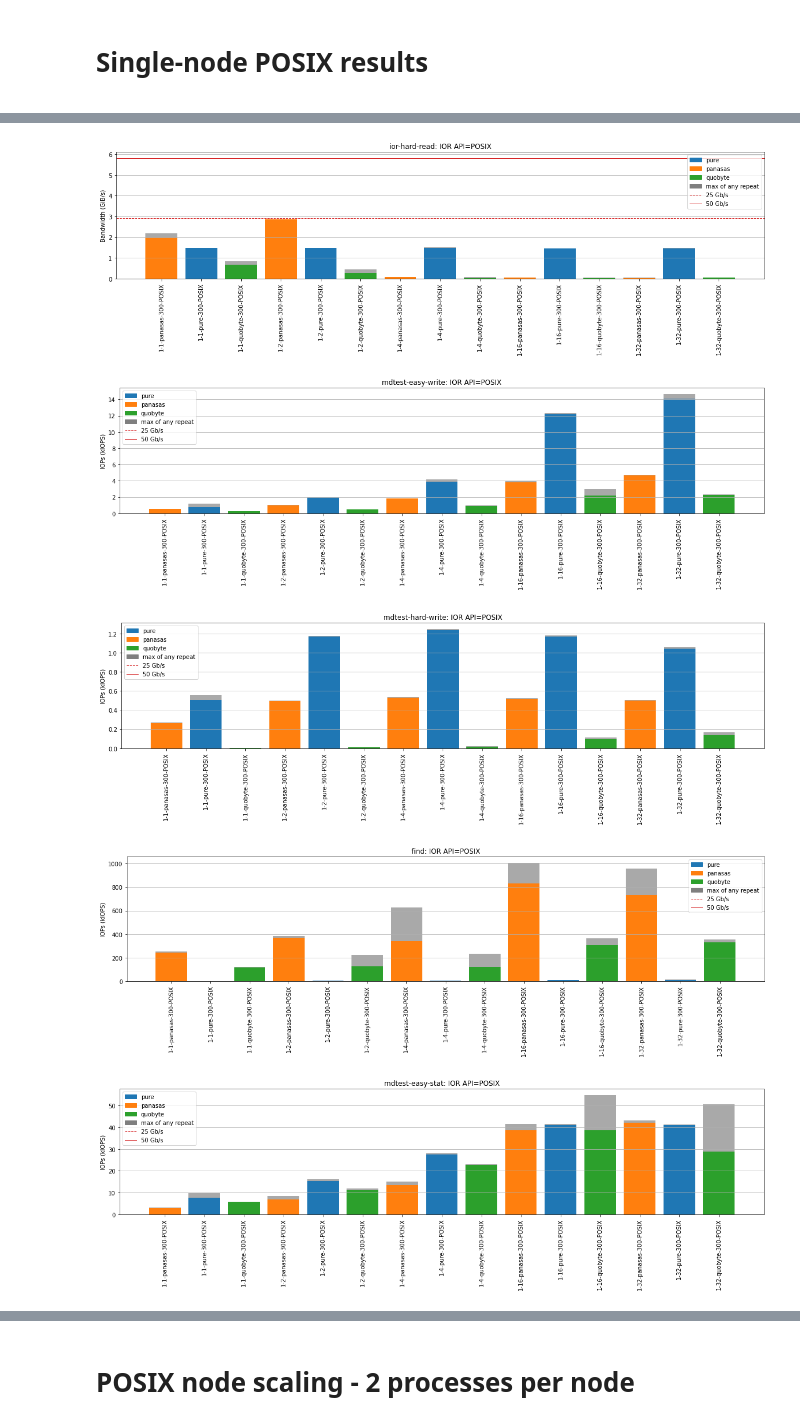
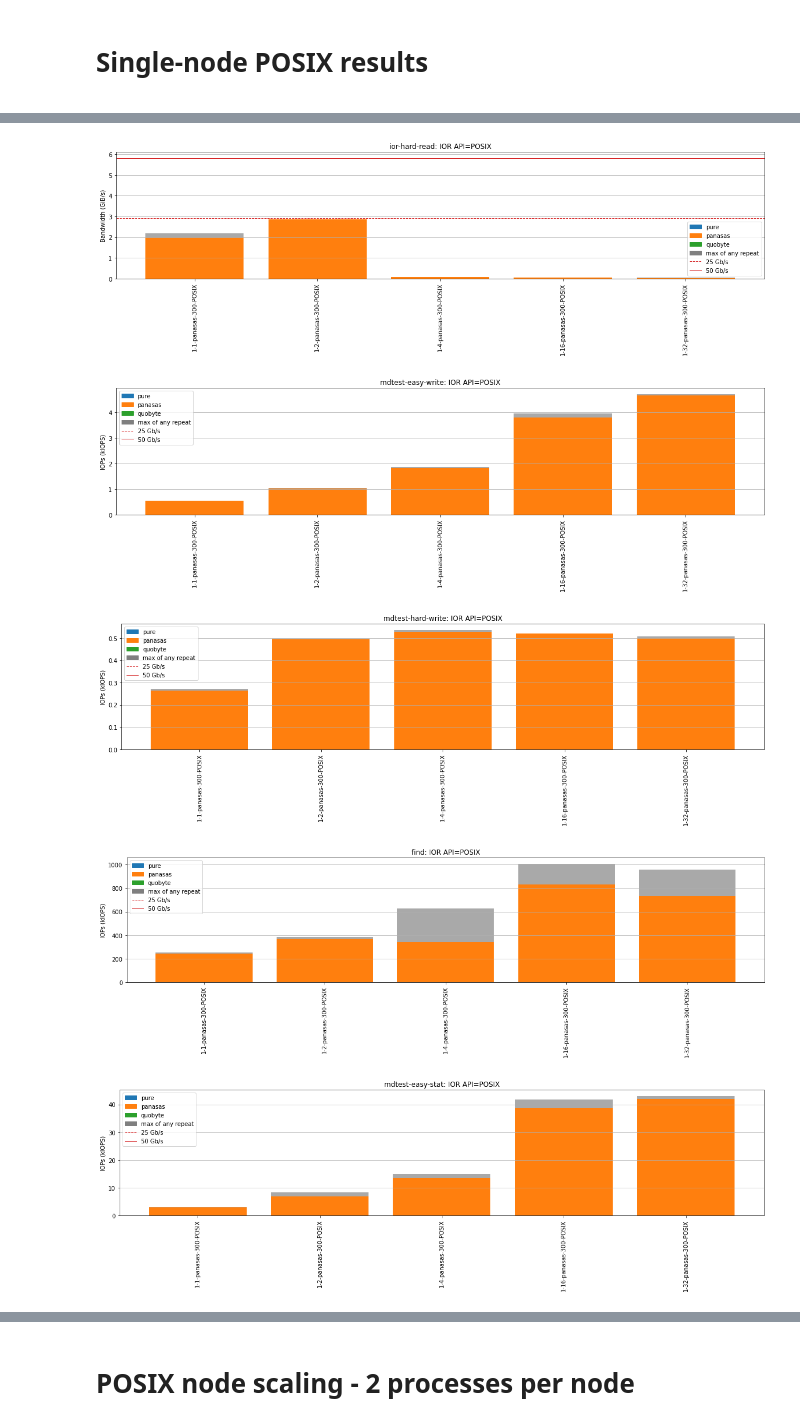
Before and after one commit to stackhpc/jasmin-fs-benchmark, a Jupyter notebook: io500/plotter.ipynb, the cells around one changed output, grey strips where cells are left out. Drawn from its saved outputs; the diff is of its cells as text; code cells hidden in the pictures.

```diff
--- a/io500/plotter.ipynb
+++ b/io500/plotter.ipynb
@@ -150,5 +150,6 @@ def plot_bars(subresults):
 # %%
 posix_results = results.loc[results['ior_api'] == 'POSIX']
 posix_1node_results = posix_results.loc[results['nodes'] == 1]
-plot_bars(posix_1node_results)
+for g, group in posix_1node_results.groupby('filesystem.name'):
+    plot_bars(group)
 # %% [output]
@@ -158,5 +159,5 @@ plot_bars(posix_1node_results)
-[figure, old version]
+[figure, new version]
-[figure, old version]
+[figure, new version]
-[figure, old version]
+[figure, new version]
-[figure, old version]
+[figure, new version]
-[figure, old version]
+[figure, new version]
```
Also changed, not shown: parts of 1 cell of this notebook, 29 other files.
